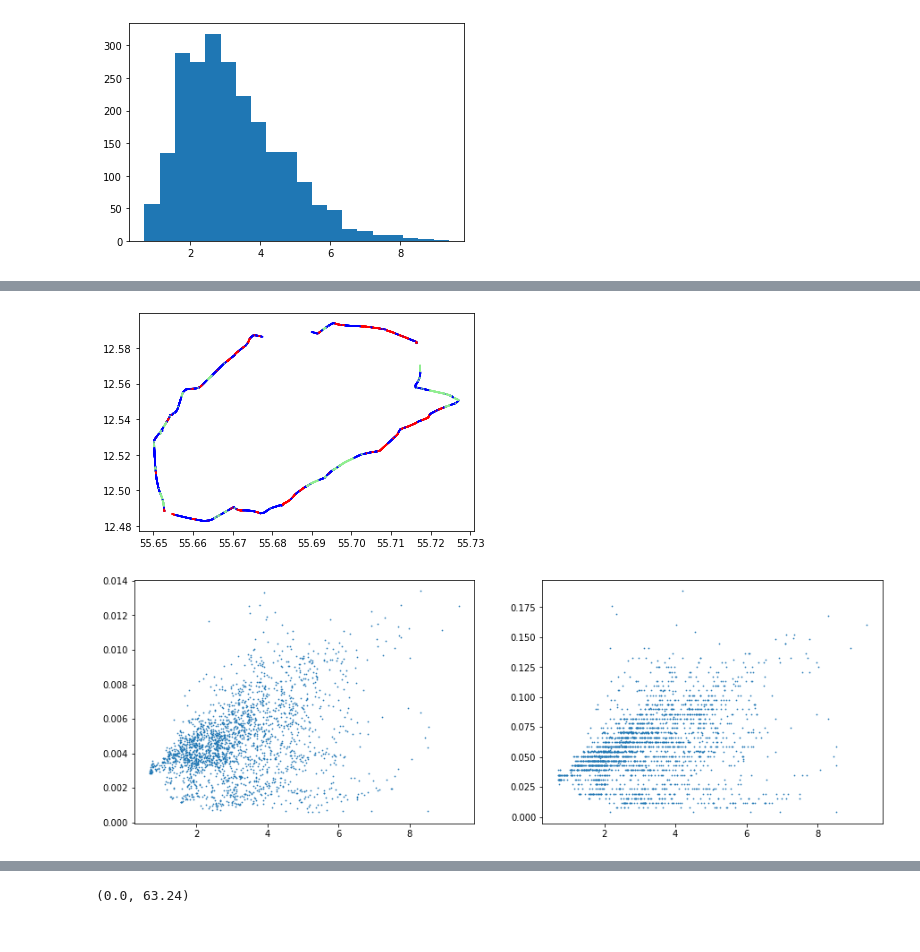
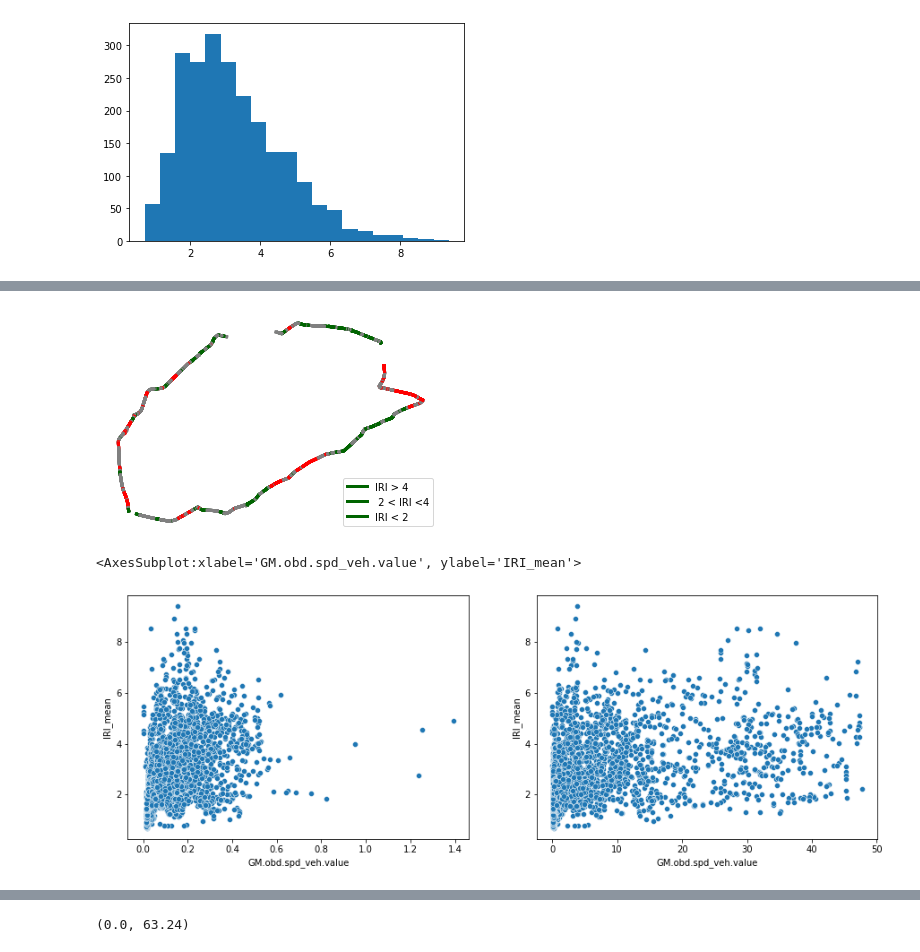
Before and after one commit to TheJproject/deeplearning, a Jupyter notebook: newAE_Conv.ipynb, the cells around one changed output, grey strips where cells are left out. Cells and saved outputs as stored; diff of their text form; code cells hidden in the pictures.

Commit message:
clean final with graphs

```diff
--- a/newAE_Conv.ipynb
+++ b/newAE_Conv.ipynb
@@ -66,11 +50,14 @@ for i in range(3):
 # %%
 # snouglou
 for _, row in df0.iterrows():
     riri = row['IRI_mean']
-    c = 'red' if riri > 4 else 'lightgreen' if riri < 2 else 'blue'
-    plt.plot(row['GM.lat_int'], row['GM.lon_int'], c=c)
+    c = 'darkgreen' if riri > 4 else 'red' if riri < 2 else 'grey'
+    plt.plot(row['GM.lat_int'], row['GM.lon_int'], c=c, linewidth=3)
+    plt.legend(['IRI > 4', ' 2 < IRI <4','IRI < 2'])
+    plt.axis('off')
+plt.savefig('map.jpg')
 # %% [output]
-[figure, old version]
+[figure, new version]
 # %%
 def mean_delta(seq):
     return np.abs(seq[1:] - seq[:-1]).mean()
@@ -80,11 +67,18 @@ def quantile_diff(seq, q=.15):
 
 a,b = zacc.map(mean_delta), zacc.map(quantile_diff)
 
+dfplot = pd.DataFrame({'x':iri, 'y':a})
 fig, ax = plt.subplots(1,2, figsize=(15,5))
-ax[0].scatter(iri, a, s=.5)
-ax[1].scatter(iri, b, s=.5);
+sns.scatterplot(ax=ax[0],x=a,y=iri)
+sns.scatterplot(ax=ax[1],x=b,y=iri)
+
+#sns.scatterplot(ax=ax[0],data=arrays)
+
+#ax[0].scatter(iri, a, s=.5)
+#ax[1].scatter(iri, b, s=.5);
 # %% [output]
+<AxesSubplot:xlabel='GM.obd.spd_veh.value', ylabel='IRI_mean'>
-[figure, old version]
+[figure, new version]
 # %%
 # np.corrcoef(iri, a)
 np.corrcoef(iri, b)
```
Also changed, not shown: parts of 30 cells of this notebook, 3 other files.
